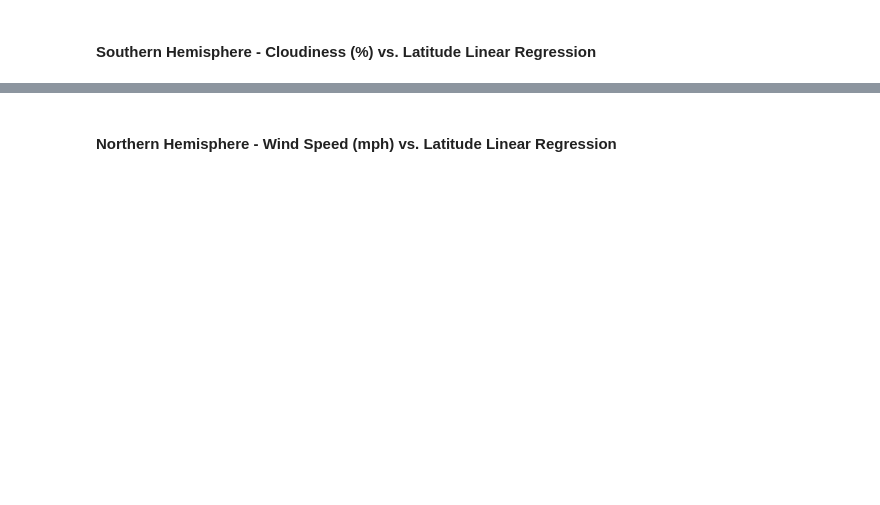
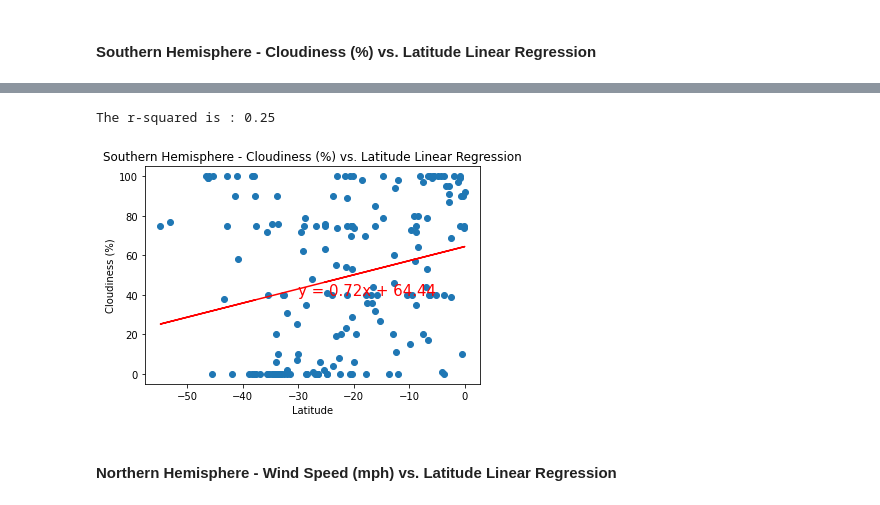
Before and after one commit to pberry515/python-apis-challenge, a Jupyter notebook: weatherpy/WeatherPy pab2.ipynb, the cells around one changed output, grey strips where cells are left out. Drawn from its saved outputs; the diff is of its cells as text; code cells hidden in the pictures; blank space fills up the shorter version.

```diff
--- a/weatherpy/WeatherPy pab2.ipynb
+++ b/weatherpy/WeatherPy pab2.ipynb
@@ -430,2 +467,23 @@ The r-value is: 0.0035263772085582894
+# %%
+# Call an function #1
+equation = linear_regression(southern_hemisphere["Lat"], southern_hemisphere["Cloudiness"])
+
+# Call an function #2
+annotate(equation, -30, 40)
+
+# Set a title
+plt.title("Southern Hemisphere - Cloudiness (%) vs. Latitude Linear Regression")
+
+# Set xlabel
+plt.xlabel("Latitude")
+
+# Set ylabel
+plt.ylabel("Cloudiness (%)")
+
+# Save the figure
+plt.savefig("Images/Southern Hemisphere - Cloudiness (%) vs. Latitude Linear Regression.png")
+# %% [output]
+The r-squared is : 0.25
+[figure, added]
 # %% [markdown]
 ####  Northern Hemisphere - Wind Speed (mph) vs. Latitude Linear Regression
```
Also changed, not shown: parts of 24 cells of this notebook, 13 other files.
